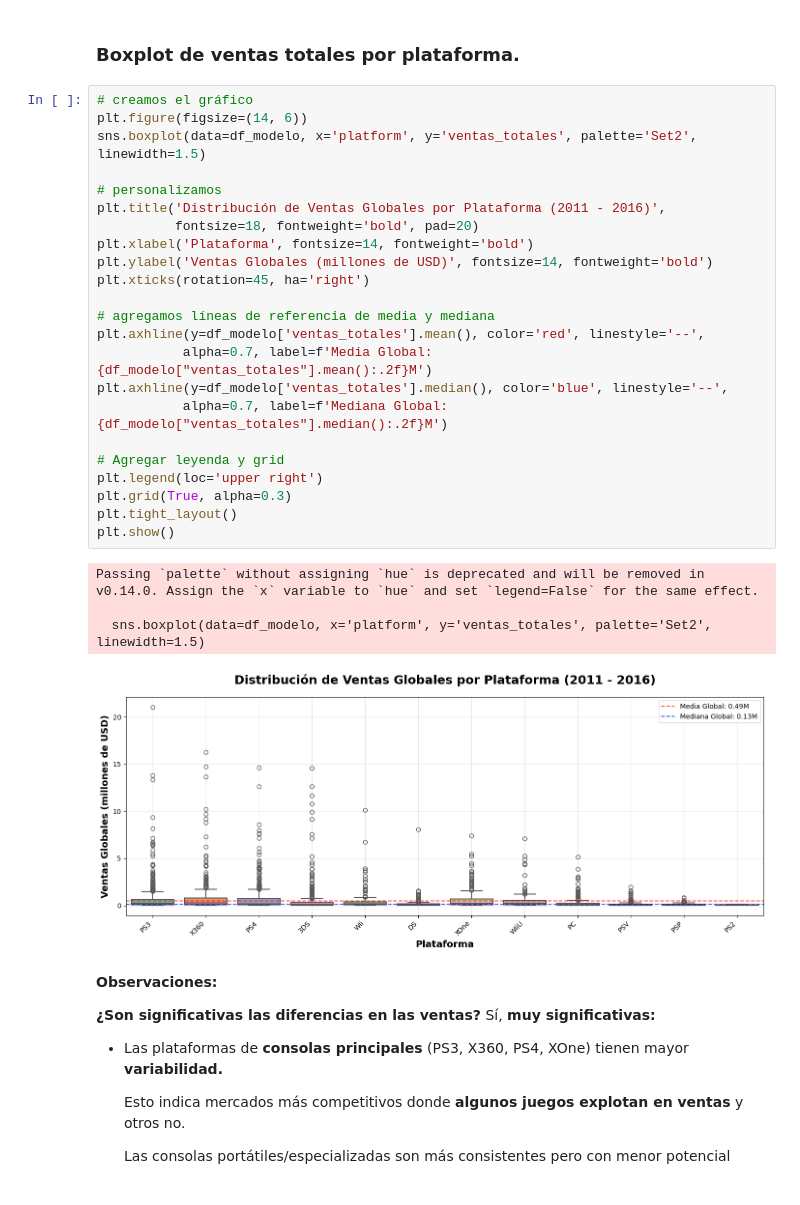
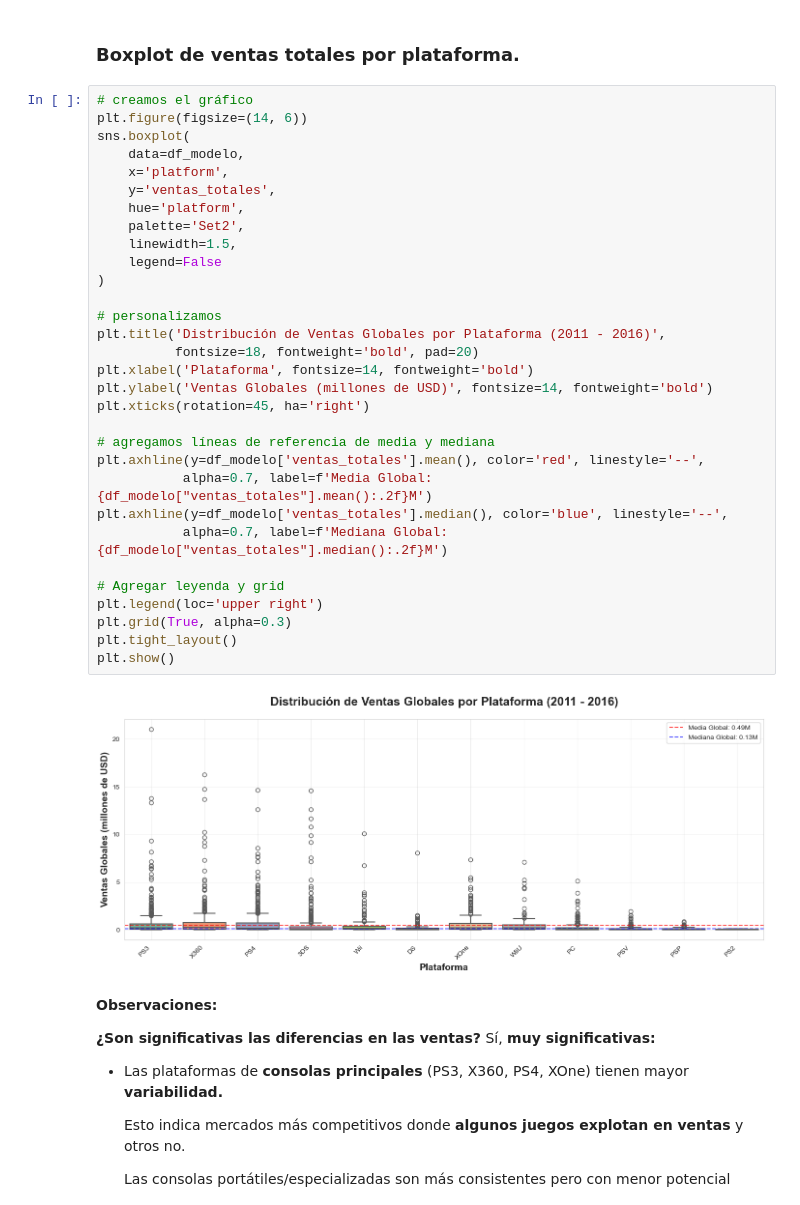
Before and after one commit to fiorellatrigo/video_game_market_analysis_2017, a Jupyter notebook: Proyecto_S6.ipynb, the cells around one changed output. Cells and saved outputs as stored; diff of their text form.

Commit message:
modified the graphics' code to eliminate "FutureWarning" sign

```diff
--- a/Proyecto_S6.ipynb
+++ b/Proyecto_S6.ipynb
@@ -893,31 +896,36 @@ Por lo tanto, por más que **actualmente** casi todas las plataformas estén con
 # %%
 # creamos el gráfico
 plt.figure(figsize=(14, 6))
-sns.boxplot(data=df_modelo, x='platform', y='ventas_totales', palette='Set2', linewidth=1.5)
+sns.boxplot(
+    data=df_modelo,
+    x='platform',
+    y='ventas_totales',
+    hue='platform',
+    palette='Set2',
+    linewidth=1.5,
+    legend=False
+)
 
 # personalizamos
 plt.title('Distribución de Ventas Globales por Plataforma (2011 - 2016)',
           fontsize=18, fontweight='bold', pad=20)
 plt.xlabel('Plataforma', fontsize=14, fontweight='bold')
 plt.ylabel('Ventas Globales (millones de USD)', fontsize=14, fontweight='bold')
 plt.xticks(rotation=45, ha='right')
 
 # agregamos líneas de referencia de media y mediana
 plt.axhline(y=df_modelo['ventas_totales'].mean(), color='red', linestyle='--',
            alpha=0.7, label=f'Media Global: {df_modelo["ventas_totales"].mean():.2f}M')
 plt.axhline(y=df_modelo['ventas_totales'].median(), color='blue', linestyle='--',
            alpha=0.7, label=f'Mediana Global: {df_modelo["ventas_totales"].median():.2f}M')
 
 # Agregar leyenda y grid
 plt.legend(loc='upper right')
 plt.grid(True, alpha=0.3)
 plt.tight_layout()
 plt.show()
 # %% [output]
-Passing `palette` without assigning `hue` is deprecated and will be removed in v0.14.0. Assign the `x` variable to `hue` and set `legend=False` for the same effect.
-
-  sns.boxplot(data=df_modelo, x='platform', y='ventas_totales', palette='Set2', linewidth=1.5)
-[figure, old version]
+[figure, new version]
 # %% [markdown]
 **Observaciones:**
 
```
Also changed, not shown: parts of 2 cells of this notebook.
